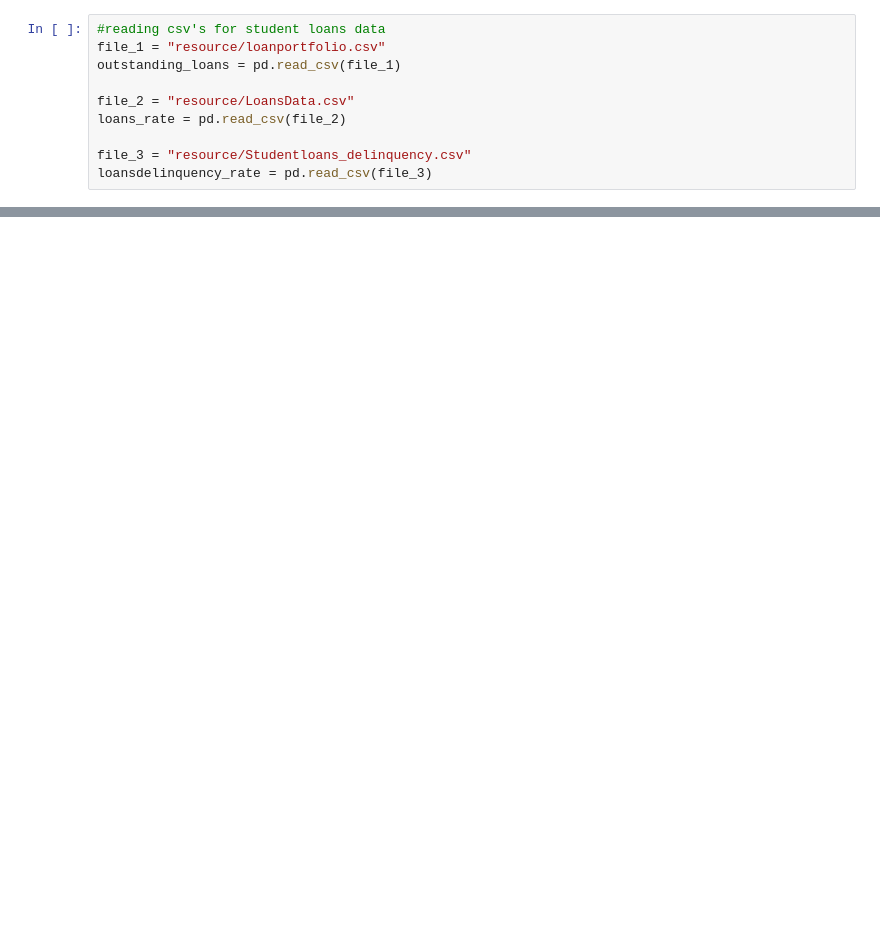
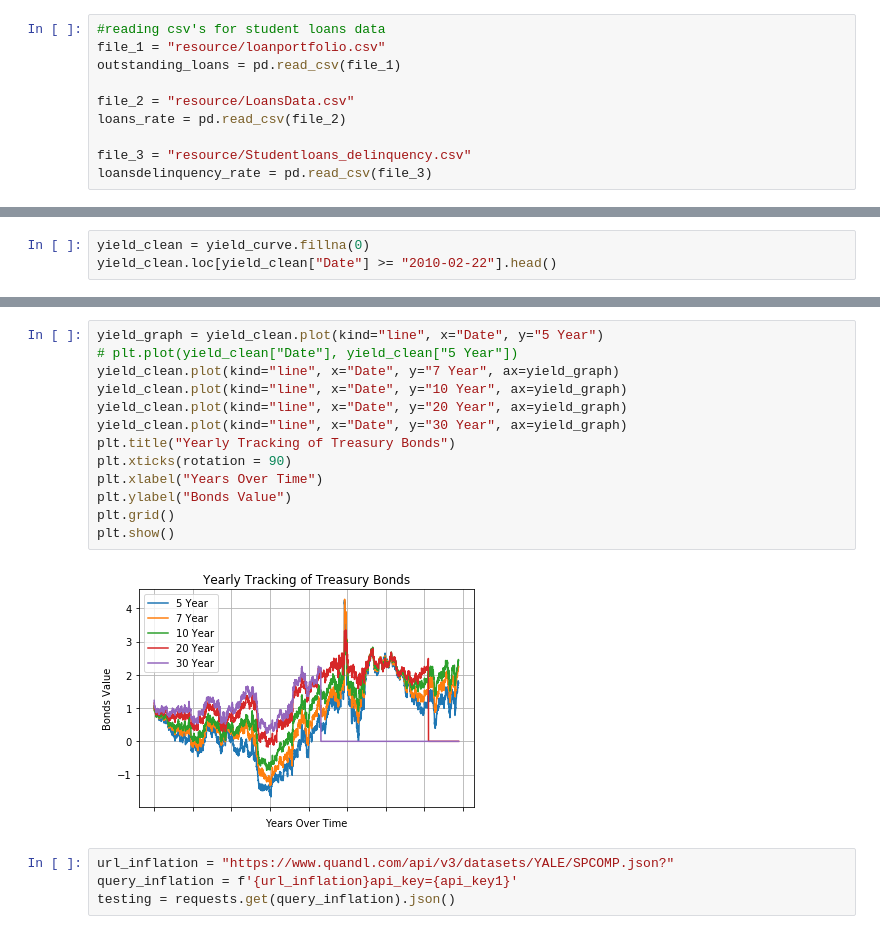
Before and after one commit to Kamran-Wali/Project_Antigravity2, a Jupyter notebook: antigravity.ipynb, the cells around one changed output, grey strips where cells are left out. Drawn from its saved outputs; the diff is of its cells as text; blank space fills up the shorter version.

```diff
--- a/antigravity.ipynb
+++ b/antigravity.ipynb
@@ -317,0 +274,3 @@ plt.savefig("resource/YearvsPercentDelinquency.png", bbox_inches="tight")
+# %%
+yield_clean = yield_curve.fillna(0)
+yield_clean.loc[yield_clean["Date"] >= "2010-02-22"].head()
@@ -317,0 +284,19 @@ plt.savefig("resource/YearvsPercentDelinquency.png", bbox_inches="tight")
+# %%
+yield_graph = yield_clean.plot(kind="line", x="Date", y="5 Year")
+# plt.plot(yield_clean["Date"], yield_clean["5 Year"])
+yield_clean.plot(kind="line", x="Date", y="7 Year", ax=yield_graph)
+yield_clean.plot(kind="line", x="Date", y="10 Year", ax=yield_graph)
+yield_clean.plot(kind="line", x="Date", y="20 Year", ax=yield_graph)
+yield_clean.plot(kind="line", x="Date", y="30 Year", ax=yield_graph)
+plt.title("Yearly Tracking of Treasury Bonds")
+plt.xticks(rotation = 90)
+plt.xlabel("Years Over Time")
+plt.ylabel("Bonds Value")
+plt.grid()
+plt.show()
+# %% [output]
+[figure, added]
+# %%
+url_inflation = "https://www.quandl.com/api/v3/datasets/YALE/SPCOMP.json?"
+query_inflation = f'{url_inflation}api_key={api_key1}'
+testing = requests.get(query_inflation).json()
```
Also changed, not shown: parts of 36 cells of this notebook, 1 other file.
